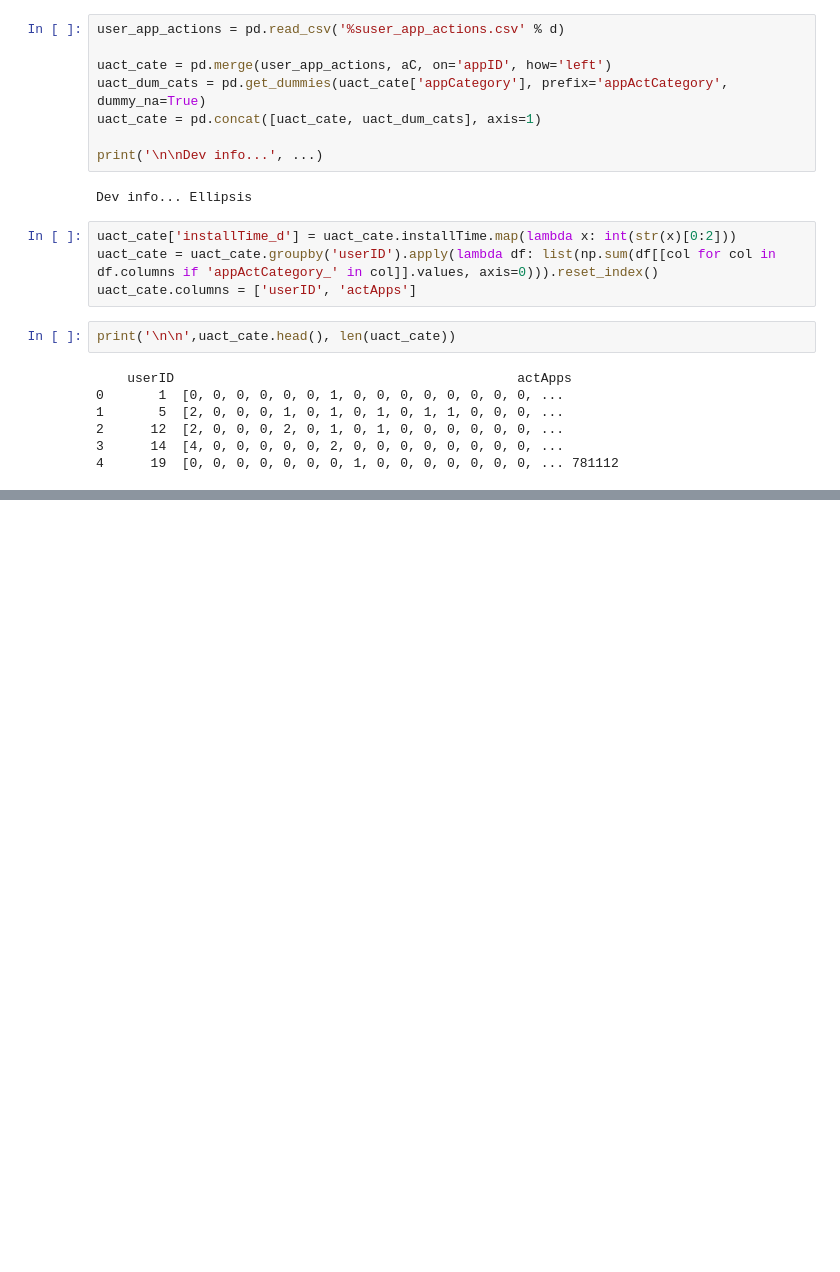
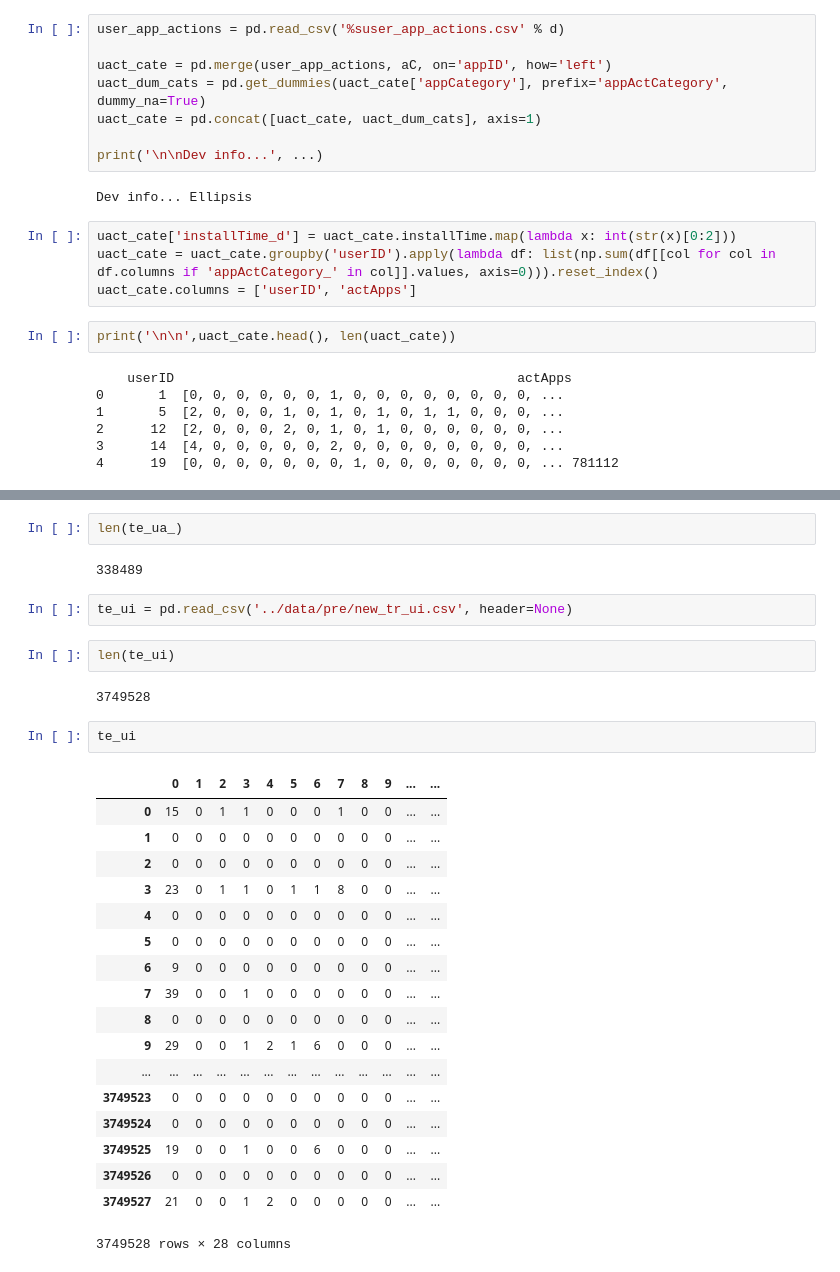
Before and after one commit to Jie317/tencent_pcvr_dump, a Jupyter notebook: preprocess_data/src/aggregate.ipynb, the cells around one changed output, grey strips where cells are left out. Drawn from its saved outputs; the diff is of its cells as text; blank space fills up the shorter version.

```diff
--- a/preprocess_data/src/aggregate.ipynb
+++ b/preprocess_data/src/aggregate.ipynb
@@ -136,0 +126,31 @@ exit()
+# %%
+len(te_ua_)
+# %% [output]
+338489
+# %%
+te_ui = pd.read_csv('../data/pre/new_tr_ui.csv', header=None)
+# %%
+len(te_ui)
+# %% [output]
+3749528
+# %%
+te_ui
+# %% [output]
+|  | 0 | 1 | 2 | 3 | 4 | 5 | 6 | 7 | 8 | 9 | ... | ... |
+| 0 | 15 | 0 | 1 | 1 | 0 | 0 | 0 | 1 | 0 | 0 | ... | ... |
+| 1 | 0 | 0 | 0 | 0 | 0 | 0 | 0 | 0 | 0 | 0 | ... | ... |
+| 2 | 0 | 0 | 0 | 0 | 0 | 0 | 0 | 0 | 0 | 0 | ... | ... |
+| 3 | 23 | 0 | 1 | 1 | 0 | 1 | 1 | 8 | 0 | 0 | ... | ... |
+| 4 | 0 | 0 | 0 | 0 | 0 | 0 | 0 | 0 | 0 | 0 | ... | ... |
+| 5 | 0 | 0 | 0 | 0 | 0 | 0 | 0 | 0 | 0 | 0 | ... | ... |
+| 6 | 9 | 0 | 0 | 0 | 0 | 0 | 0 | 0 | 0 | 0 | ... | ... |
+| 7 | 39 | 0 | 0 | 1 | 0 | 0 | 0 | 0 | 0 | 0 | ... | ... |
+| 8 | 0 | 0 | 0 | 0 | 0 | 0 | 0 | 0 | 0 | 0 | ... | ... |
+| 9 | 29 | 0 | 0 | 1 | 2 | 1 | 6 | 0 | 0 | 0 | ... | ... |
+| ... | ... | ... | ... | ... | ... | ... | ... | ... | ... | ... | ... | ... |
+| 3749523 | 0 | 0 | 0 | 0 | 0 | 0 | 0 | 0 | 0 | 0 | ... | ... |
+| 3749524 | 0 | 0 | 0 | 0 | 0 | 0 | 0 | 0 | 0 | 0 | ... | ... |
+| 3749525 | 19 | 0 | 0 | 1 | 0 | 0 | 6 | 0 | 0 | 0 | ... | ... |
+| 3749526 | 0 | 0 | 0 | 0 | 0 | 0 | 0 | 0 | 0 | 0 | ... | ... |
+| 3749527 | 21 | 0 | 0 | 1 | 2 | 0 | 0 | 0 | 0 | 0 | ... | ... |
+3749528 rows × 28 columns
```
Also changed, not shown: parts of 12 cells of this notebook, 3 other files.
